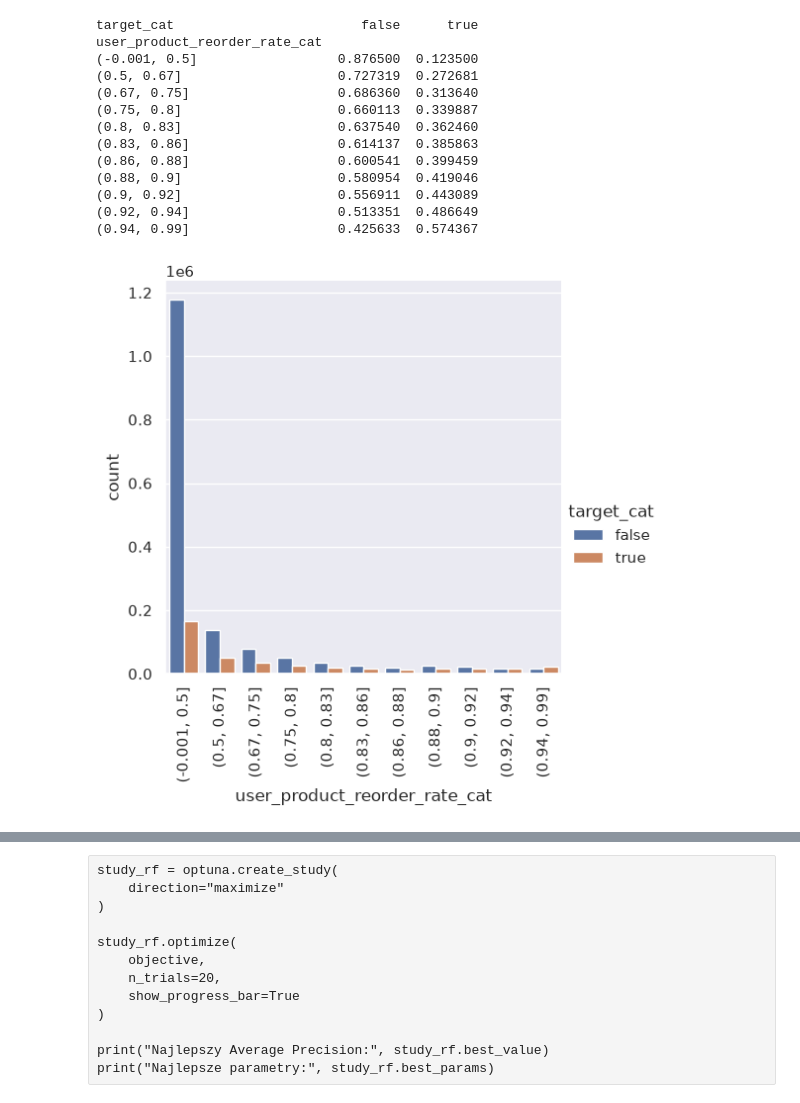
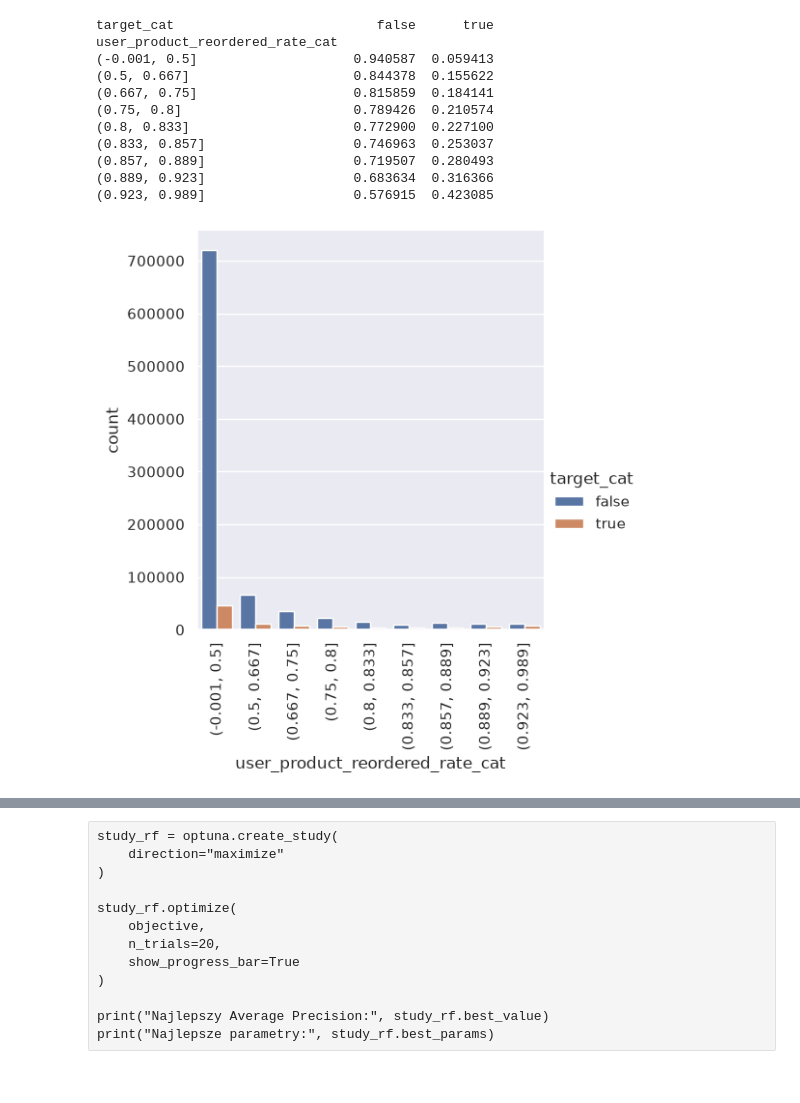
Before and after one commit to Andrzej-Napora/Market-Basket-Analysis, a Jupyter notebook: notebooks/basket_analysis.ipynb, the cells around one changed output, grey strips where cells are left out. Cells and saved outputs as stored; diff of their text form; code cells hidden in the pictures.

```diff
--- a/notebooks/basket_analysis.ipynb
+++ b/notebooks/basket_analysis.ipynb
@@ -11,20 +11,17 @@ engine = create_engine("postgresql+psycopg://postgres:REMOVED_PASSWORD@postgres:
 # %%
 query = """
 select *
-from analytics.reorder_features
+from dbt_dev.reorder_features
 order by random()
-limit 20000;"""
+limit 1000000;"""
 
 
 dtype_spec = {
     # Identyfikatory
     "user_id": "int32",
     "product_id": "int32",
+    "aisle_id": "int32",
     "department_id": "int8",
-
-    # Tekst i kategorie
-    "product_name": "string",
-    "department": "category",
 
     # Zmienna przewidywana
     "target": "int8",
@@ -37,16 +34,14 @@ dtype_spec = {
     "last_product_order_number": "int16",
     "orders_since_last_purchase": "int16",
     "products_since_last_purchase": "int32",
-    "aisle_id": "int16",
-    "total_orders": "int16",
-    "purchases_last_3_orders":"int16",
-    "purchases_last_6_orders":"int16",
-    "purchases_last_9_orders":"int16",
-    "purchases_last_12_orders":"int16",
+    "total_prior_orders": "int16",
+    "last_3_orders":"int16",
+    "last_6_orders":"int16",
+    "last_9_orders":"int16",
+    "last_12_orders":"int16",
 
 
     # Wartości dziesiętne i procenty
-    "user_product_reorder_rate":"float32",
     "product_purchases_per_order": "float32",
     "avg_basket_size": "float32",
     "user_reorder_rate_percent": "float32",
@@ -61,7 +56,6 @@ dtype_spec = {
     "department_reordered_rate":"float32",
     "user_department_reordered_rate":"float32",
     "product_reordered_rate":"float32",
-    "user_product_reordered_rate":"float32"
 }
 
 df_base = pd.read_sql(
@@ -78,8 +88,5 @@ KeyError: "Only a column name can be used for the key in a dtype mappings argume
 # %%
 df_base['target_cat']=df_base['target'].map({1:'true',0:'false'})
-# %%
-bins = [0,1,2,3,5,7,9,11,17,29,91]
-df_base['purchases_on_favorite_day_cat'] = pd.cut(df_base['purchases_on_favorite_day'],bins=bins,include_lowest=True)
 # %%
 df_base['user_reorder_rate_percent_cat'] = pd.cut(df_base['user_reorder_rate_percent'],bins=20)
 # %%
@@ -196,18 +203,16 @@ unique_product_reorder_rate_percent_cat
 # %%
-segmenting_data('user_product_reorder_rate',50)
+segmenting_data('user_product_reordered_rate',50)
 # %% [output]
-target_cat                        false      true
-user_product_reorder_rate_cat
-(-0.001, 0.5]                  0.876500  0.123500
-(0.5, 0.67]                    0.727319  0.272681
-(0.67, 0.75]                   0.686360  0.313640
-(0.75, 0.8]                    0.660113  0.339887
-(0.8, 0.83]                    0.637540  0.362460
-(0.83, 0.86]                   0.614137  0.385863
-(0.86, 0.88]                   0.600541  0.399459
-(0.88, 0.9]                    0.580954  0.419046
-(0.9, 0.92]                    0.556911  0.443089
-(0.92, 0.94]                   0.513351  0.486649
-(0.94, 0.99]                   0.425633  0.574367
+target_cat                          false      true
+user_product_reordered_rate_cat
+(-0.001, 0.5]                    0.940587  0.059413
+(0.5, 0.667]                     0.844378  0.155622
+(0.667, 0.75]                    0.815859  0.184141
+(0.75, 0.8]                      0.789426  0.210574
+(0.8, 0.833]                     0.772900  0.227100
+(0.833, 0.857]                   0.746963  0.253037
+(0.857, 0.889]                   0.719507  0.280493
+(0.889, 0.923]                   0.683634  0.316366
+(0.923, 0.989]                   0.576915  0.423085
-[figure, old version]
+[figure, new version]
 # %%
```
Also changed, not shown: parts of 44 cells of this notebook, 16 other files.
